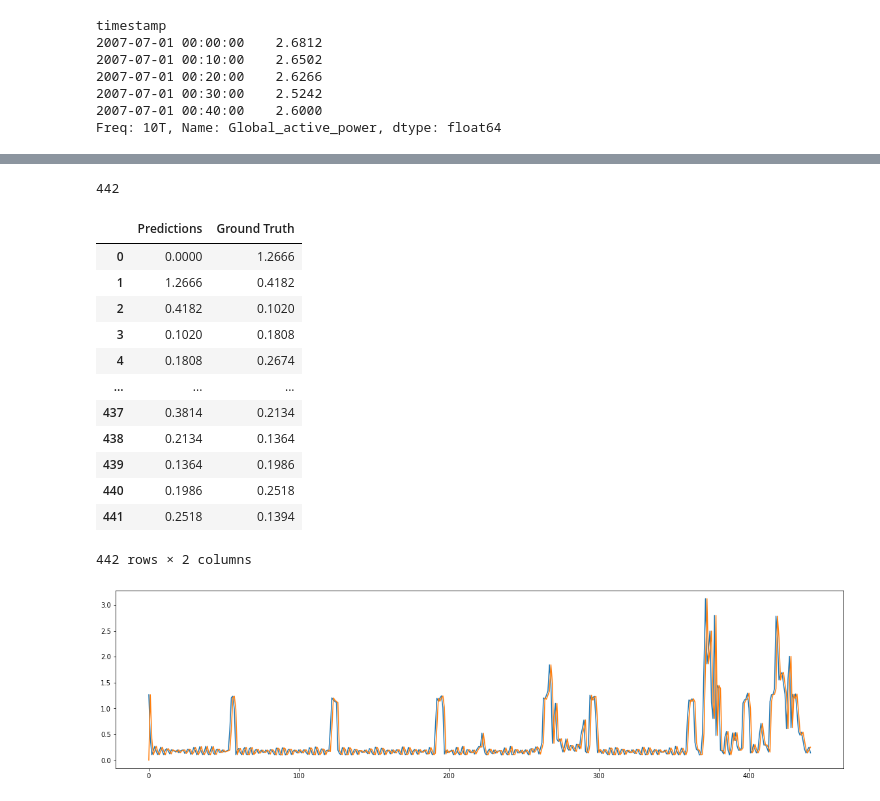
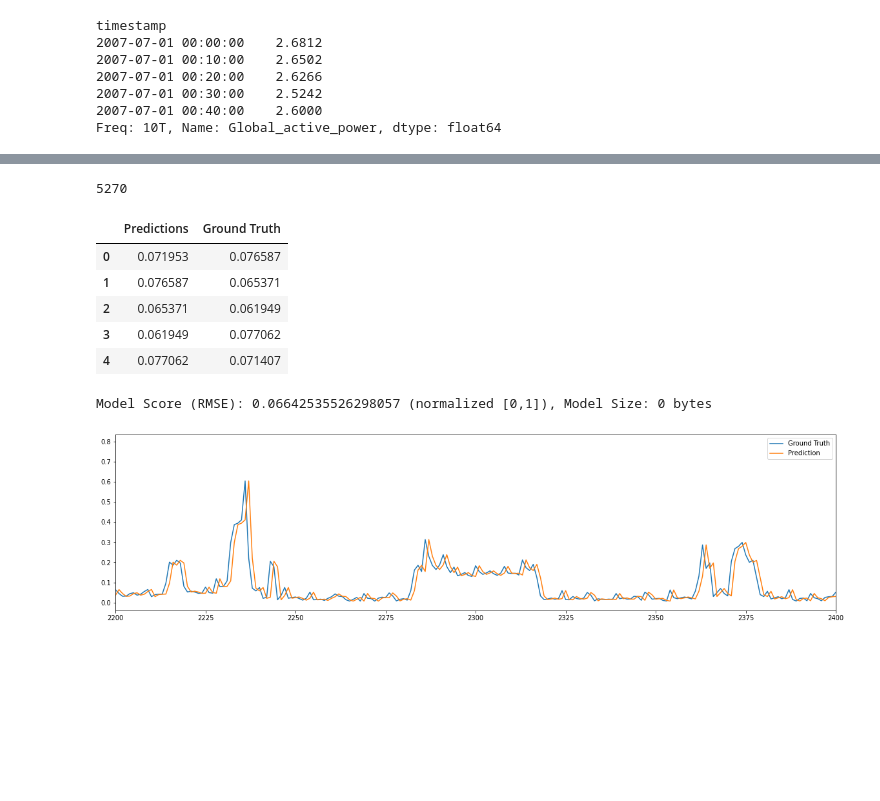
Before and after one commit to Gunisalvo/ppget-aprendizado-de-maquinas, a Jupyter notebook: 002_baseline_model.ipynb, the cells around one changed output, grey strips where cells are left out. Saved outputs shown, nothing was run; the diff lists cells and outputs as text; code cells hidden in the pictures; blank space fills up the shorter version.

Commit message:
Model comparison

```diff
--- a/002_baseline_model.ipynb
+++ b/002_baseline_model.ipynb
@@ -2,7 +2,7 @@
 from ppget.source import ModelSource
 
 start_date = "2007-07-01"
-end_date = "2007-08-01"
+end_date = "2008-07-01"
 feature = "Global_active_power"
 
 source = ModelSource.load(start_date, end_date, feature)
@@ -23,12 +23,12 @@ Freq: 10T, Name: Global_active_power, dtype: float64
 # %%
 from ppget.datastructure import DatasetBuilder, TrainSplit
 
-WINDOW = 48
+WINDOW = 4
 MODEL_NAME = "model/baseline/"
 
-builder = DatasetBuilder(series, data_split=TrainSplit(train=0.9), window_size=WINDOW, normalised=False)
+builder = DatasetBuilder(series, data_split=TrainSplit(), window_size=WINDOW)
 
 S = builder.build_splits()
 
-S["training"]["X"].shape, S["training"]["y"].shape, S["validation"]["X"].shape, S["validation"]["y"].shape, S["test"]["X"].shape, S["test"]["y"].shape
+S["training"]["X"].shape, S["training"]["y"].shape, S["test"]["X"].shape, S["test"]["y"].shape
 # %% [output]
@@ -67,34 +36,38 @@ Wall time: 1.59 ms
-# %%
-len(predictions)
-# %% [output]
-442
+# %%
+len(S["test"]["y"])
+# %% [output]
+5270
 # %%
 import pandas as pd
+import numpy as np
 
-test_results = pd.DataFrame(data={"Predictions": predictions, "Ground Truth": S["test"]["y"]})
-test_results
+test_results = pd.DataFrame(data={"Predictions":  S["test"]["y"], "Ground Truth": np.roll(S["test"]["y"], -1)})
+test_results.head()
 # %% [output]
 |  | Predictions | Ground Truth |
-| 0 | 0.0000 | 1.2666 |
-| 1 | 1.2666 | 0.4182 |
-| 2 | 0.4182 | 0.1020 |
-| 3 | 0.1020 | 0.1808 |
-| 4 | 0.1808 | 0.2674 |
-| ... | ... | ... |
-| 437 | 0.3814 | 0.2134 |
-| 438 | 0.2134 | 0.1364 |
-| 439 | 0.1364 | 0.1986 |
-| 440 | 0.1986 | 0.2518 |
-| 441 | 0.2518 | 0.1394 |
+| 0 | 0.071953 | 0.076587 |
+| 1 | 0.076587 | 0.065371 |
+| 2 | 0.065371 | 0.061949 |
+| 3 | 0.061949 | 0.077062 |
+| 4 | 0.077062 | 0.071407 |
-442 rows × 2 columns
+# %%
+from sklearn.metrics import mean_squared_error
+from math import sqrt
+
+model_score = sqrt(mean_squared_error(test_results["Ground Truth"][:-1], test_results["Predictions"][:-1]))
+model_size = 0
+print(f"Model Score (RMSE): {model_score} (normalized [0,1]), Model Size: {model_size} bytes")
+# %% [output]
+Model Score (RMSE): 0.06642535526298057 (normalized [0,1]), Model Size: 0 bytes
 # %%
 import matplotlib.pyplot as plt
-import matplotlib as mplt
-mplt.rcParams["figure.figsize"] = (20,5)
 
-# plt.xlim([100, 200])
-plt.plot(test_results["Ground Truth"])
-plt.plot(test_results["Predictions"])
+fig, ax = plt.subplots(figsize=(20,5))
+ax.plot(test_results["Ground Truth"], label="Ground Truth")
+ax.plot(test_results["Predictions"], label="Prediction")
+
+plt.legend(["Ground Truth", "Prediction"])
+plt.xlim([2200, 2400])
 plt.show()
 # %% [output]
-[figure, old version]
+[figure, new version]
```
Also changed, not shown: parts of 3 cells of this notebook.
